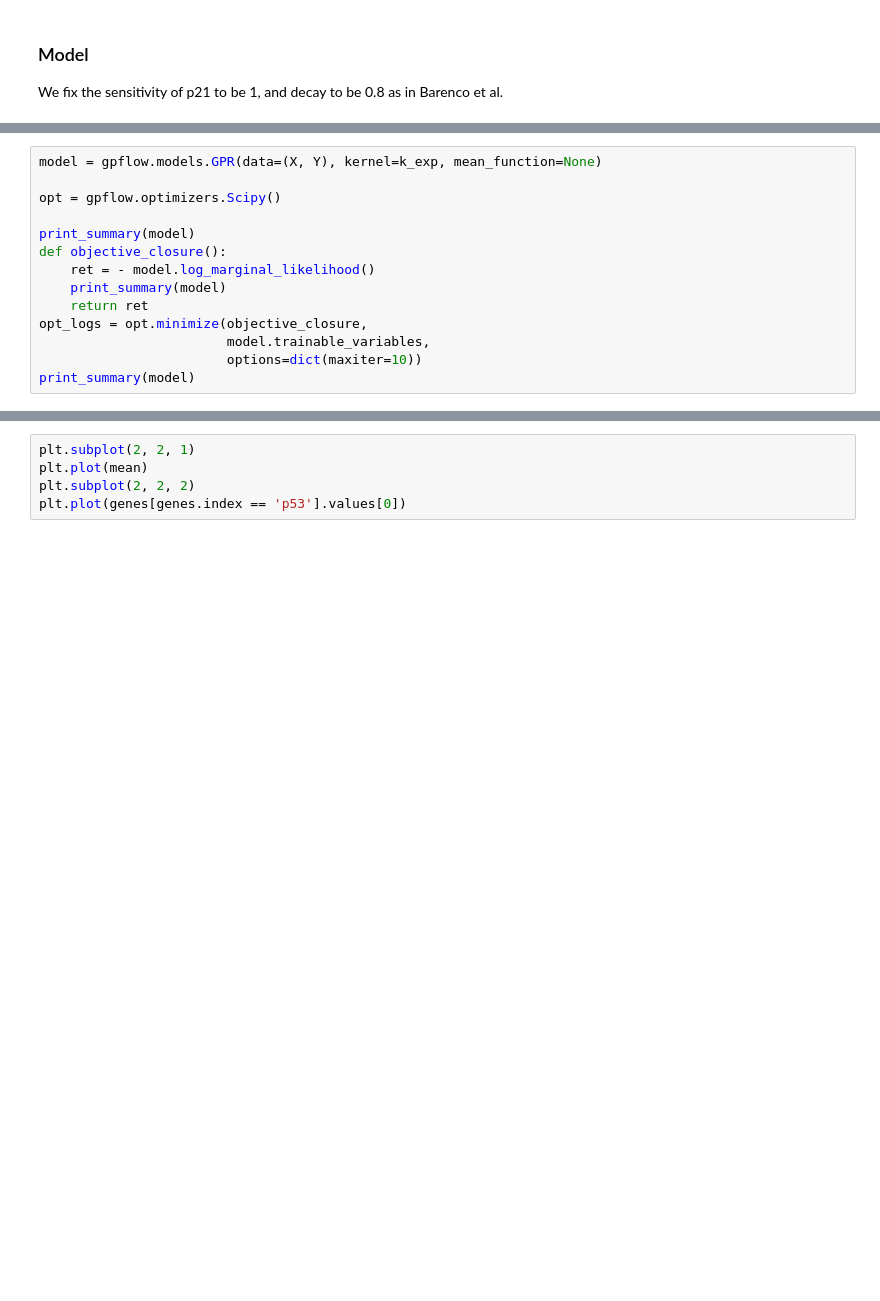
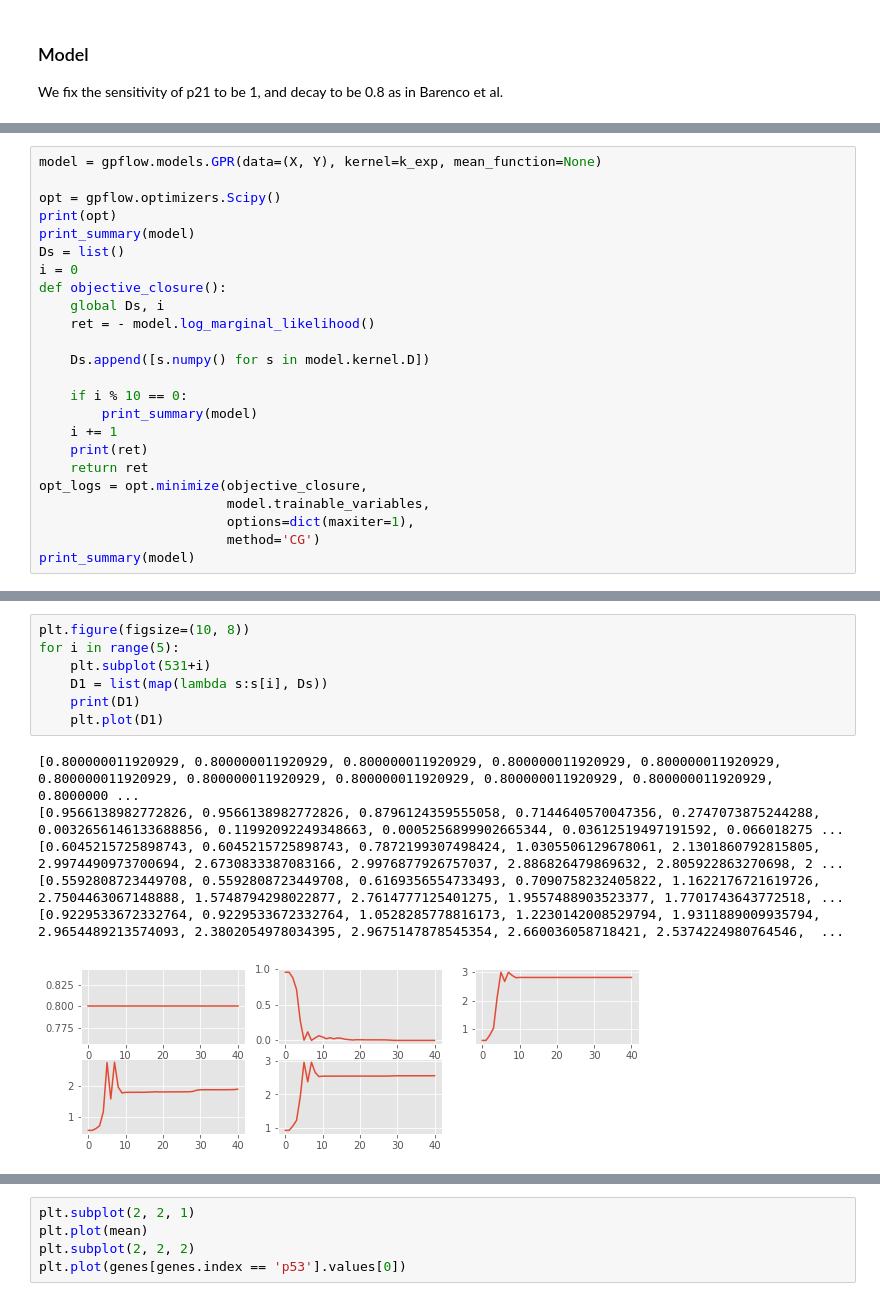
Before and after one commit to JCobbles/trangp, a Jupyter notebook: Lawrence Replication.ipynb, the cells around one changed output, grey strips where cells are left out. Cells and saved outputs as stored; diff of their text form; blank space fills up the shorter version.

```diff
--- a/Lawrence Replication.ipynb
+++ b/Lawrence Replication.ipynb
@@ -226,14 +303,24 @@ print_summary(k_exp, fmt='notebook')
 model = gpflow.models.GPR(data=(X, Y), kernel=k_exp, mean_function=None)
 
 opt = gpflow.optimizers.Scipy()
+print(opt)
+print_summary(model)
+Ds = list()
+i = 0
+def objective_closure():
+    global Ds, i
+    ret = - model.log_marginal_likelihood()
 
-print_summary(model)
-def objective_closure():
-    ret = - model.log_marginal_likelihood()
-    print_summary(model)
+    Ds.append([s.numpy() for s in model.kernel.D])
+
+    if i % 10 == 0:
+        print_summary(model)
+    i += 1
+    print(ret)
     return ret
 opt_logs = opt.minimize(objective_closure,
                         model.trainable_variables,
-                        options=dict(maxiter=10))
+                        options=dict(maxiter=1),
+                        method='CG')
 print_summary(model)
 # %% [output]
@@ -258,3 +356,17 @@ InvalidArgumentError: Cholesky decomposition was not successful. The input might
+# %%
+plt.figure(figsize=(10, 8))
+for i in range(5):
+    plt.subplot(531+i)
+    D1 = list(map(lambda s:s[i], Ds))
+    print(D1)
+    plt.plot(D1)
+# %% [output]
+[0.800000011920929, 0.800000011920929, 0.800000011920929, 0.800000011920929, 0.800000011920929, 0.800000011920929, 0.800000011920929, 0.800000011920929, 0.800000011920929, 0.800000011920929, 0.8000000 ...
+[0.9566138982772826, 0.9566138982772826, 0.8796124359555058, 0.7144640570047356, 0.2747073875244288, 0.0032656146133688856, 0.11992092249348663, 0.0005256899902665344, 0.03612519497191592, 0.066018275 ...
+[0.6045215725898743, 0.6045215725898743, 0.7872199307498424, 1.0305506129678061, 2.1301860792815805, 2.9974490973700694, 2.6730833387083166, 2.9976877926757037, 2.886826479869632, 2.805922863270698, 2 ...
+[0.5592808723449708, 0.5592808723449708, 0.6169356554733493, 0.7090758232405822, 1.1622176721619726, 2.7504463067148888, 1.5748794298022877, 2.7614777125401275, 1.9557488903523377, 1.7701743643772518, ...
+[0.9229533672332764, 0.9229533672332764, 1.0528285778816173, 1.2230142008529794, 1.9311889009935794, 2.9654489213574093, 2.3802054978034395, 2.9675147878545354, 2.660036058718421, 2.5374224980764546,  ...
+[figure, added]
 # %%
 plt.figure(figsize=(10, 5))
 plt.subplot(2, 2, 1)
```
Also changed, not shown: parts of 15 cells of this notebook.
